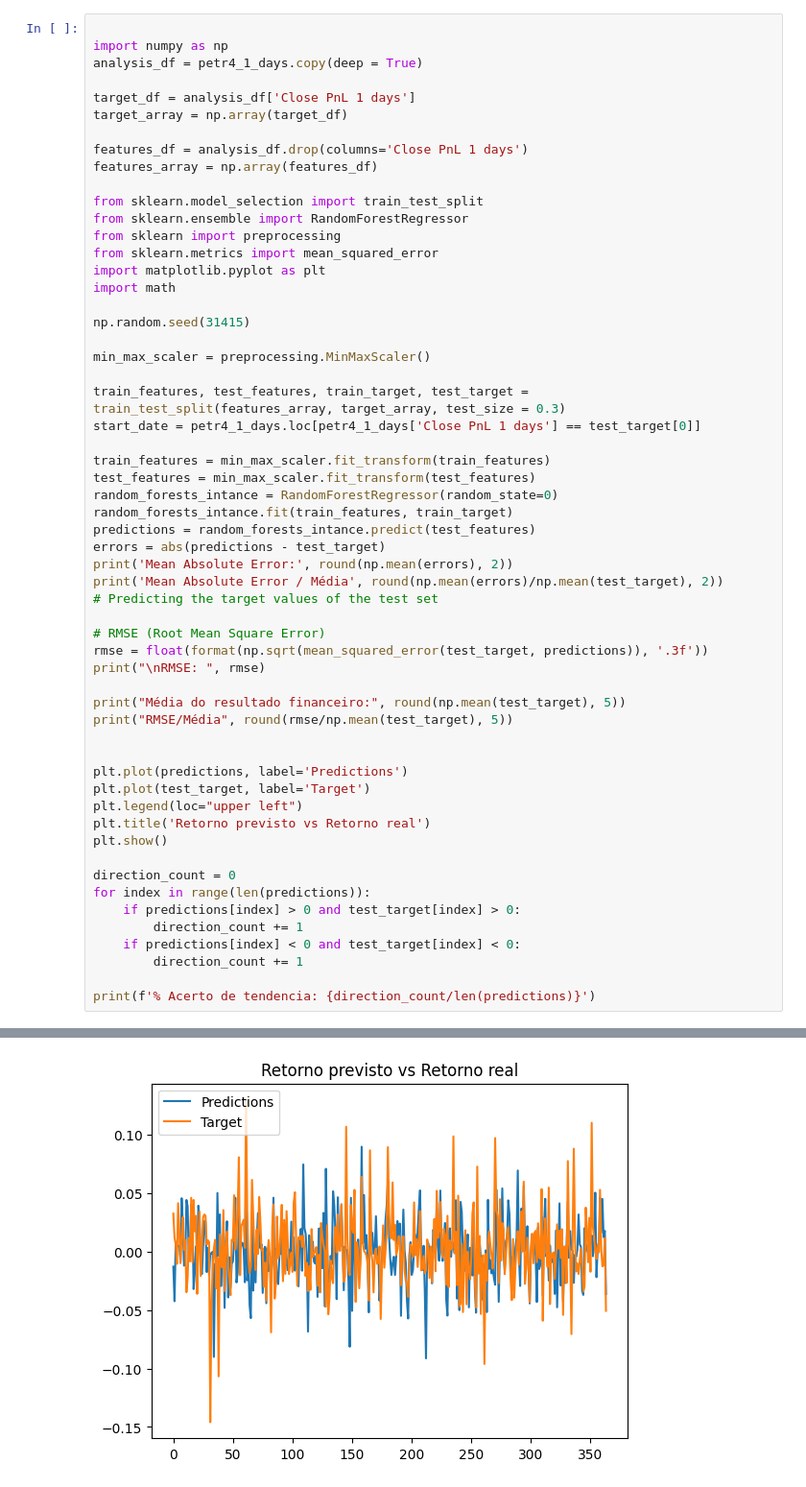
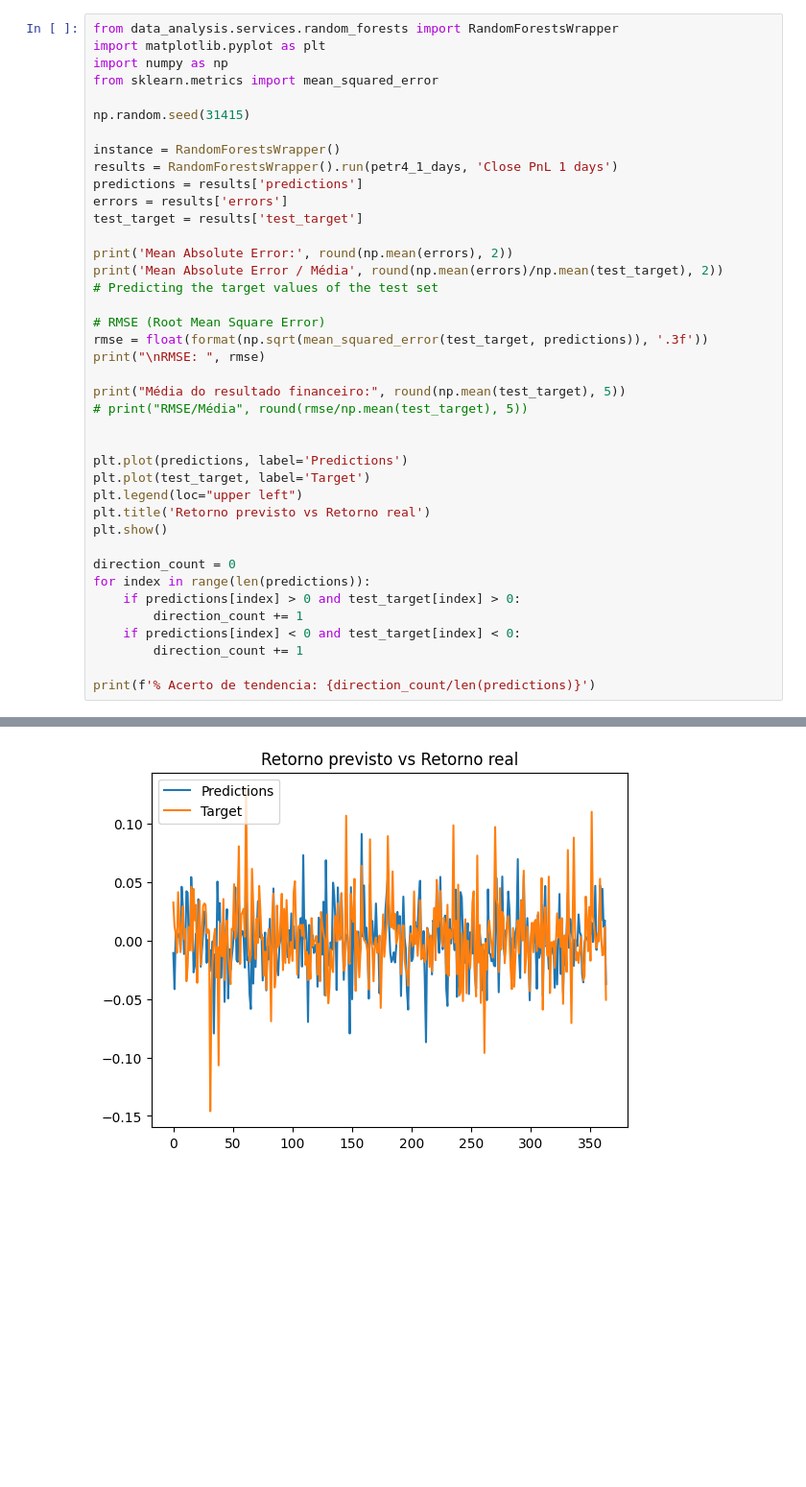
Before and after one commit to ehbats/tcc, a Jupyter notebook: twittator/data_analysis/technical_rf.ipynb, the cells around one changed output, grey strips where cells are left out. Shown at 96% size. Cells and saved outputs as stored; diff of their text form; blank space fills up the shorter version.

```diff
--- a/twittator/data_analysis/technical_rf.ipynb
+++ b/twittator/data_analysis/technical_rf.ipynb
@@ -113,34 +41,17 @@ ANALYSIS FOR 1 DAY!
 # %%
-
+from data_analysis.services.random_forests import RandomForestsWrapper
+import matplotlib.pyplot as plt
 import numpy as np
-analysis_df = petr4_1_days.copy(deep = True)
-
-target_df = analysis_df['Close PnL 1 days']
-target_array = np.array(target_df)
-
-features_df = analysis_df.drop(columns='Close PnL 1 days')
-features_array = np.array(features_df)
-
-from sklearn.model_selection import train_test_split
-from sklearn.ensemble import RandomForestRegressor
-from sklearn import preprocessing
 from sklearn.metrics import mean_squared_error
-import matplotlib.pyplot as plt
-import math
 
 np.random.seed(31415)
 
-min_max_scaler = preprocessing.MinMaxScaler()
+instance = RandomForestsWrapper()
+results = RandomForestsWrapper().run(petr4_1_days, 'Close PnL 1 days')
+predictions = results['predictions']
+errors = results['errors']
+test_target = results['test_target']
 
-train_features, test_features, train_target, test_target = train_test_split(features_array, target_array, test_size = 0.3)
-start_date = petr4_1_days.loc[petr4_1_days['Close PnL 1 days'] == test_target[0]]
-
-train_features = min_max_scaler.fit_transform(train_features)
-test_features = min_max_scaler.fit_transform(test_features)
-random_forests_intance = RandomForestRegressor(random_state=0)
-random_forests_intance.fit(train_features, train_target)
-predictions = random_forests_intance.predict(test_features)
-errors = abs(predictions - test_target)
 print('Mean Absolute Error:', round(np.mean(errors), 2))
 print('Mean Absolute Error / Média', round(np.mean(errors)/np.mean(test_target), 2))
 # Predicting the target values of the test set
@@ -150,7 +61,7 @@ rmse = float(format(np.sqrt(mean_squared_error(test_target, predictions)), '.3f'
 print("\nRMSE: ", rmse)
 
 print("Média do resultado financeiro:", round(np.mean(test_target), 5))
-print("RMSE/Média", round(rmse/np.mean(test_target), 5))
+# print("RMSE/Média", round(rmse/np.mean(test_target), 5))
 
 
 plt.plot(predictions, label='Predictions')
@@ -177 +87 @@ RMSE/Média 13.33395
-[figure, old version]
+[figure, new version]
```
Also changed, not shown: parts of 16 cells of this notebook, 6 other files.
